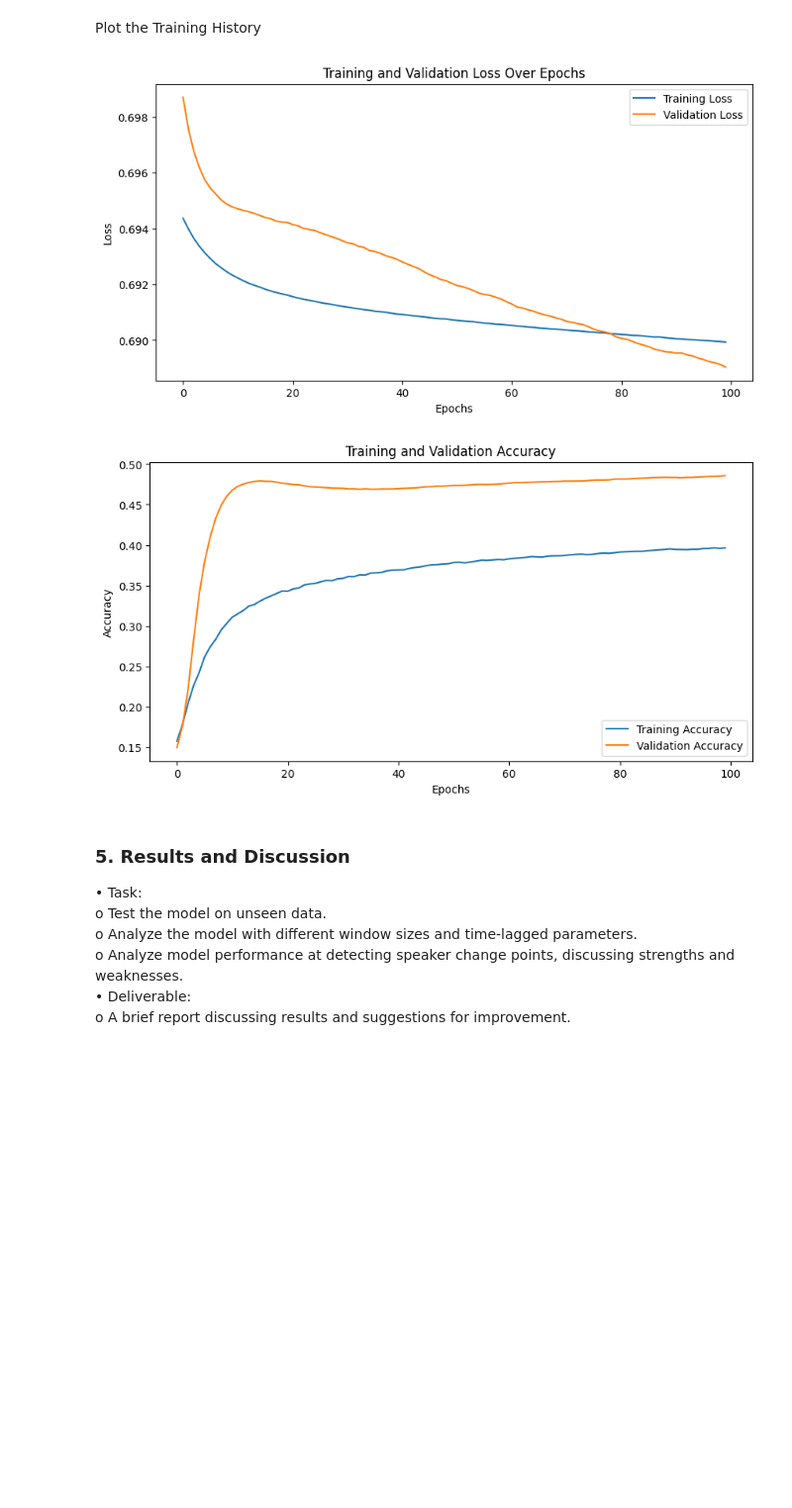
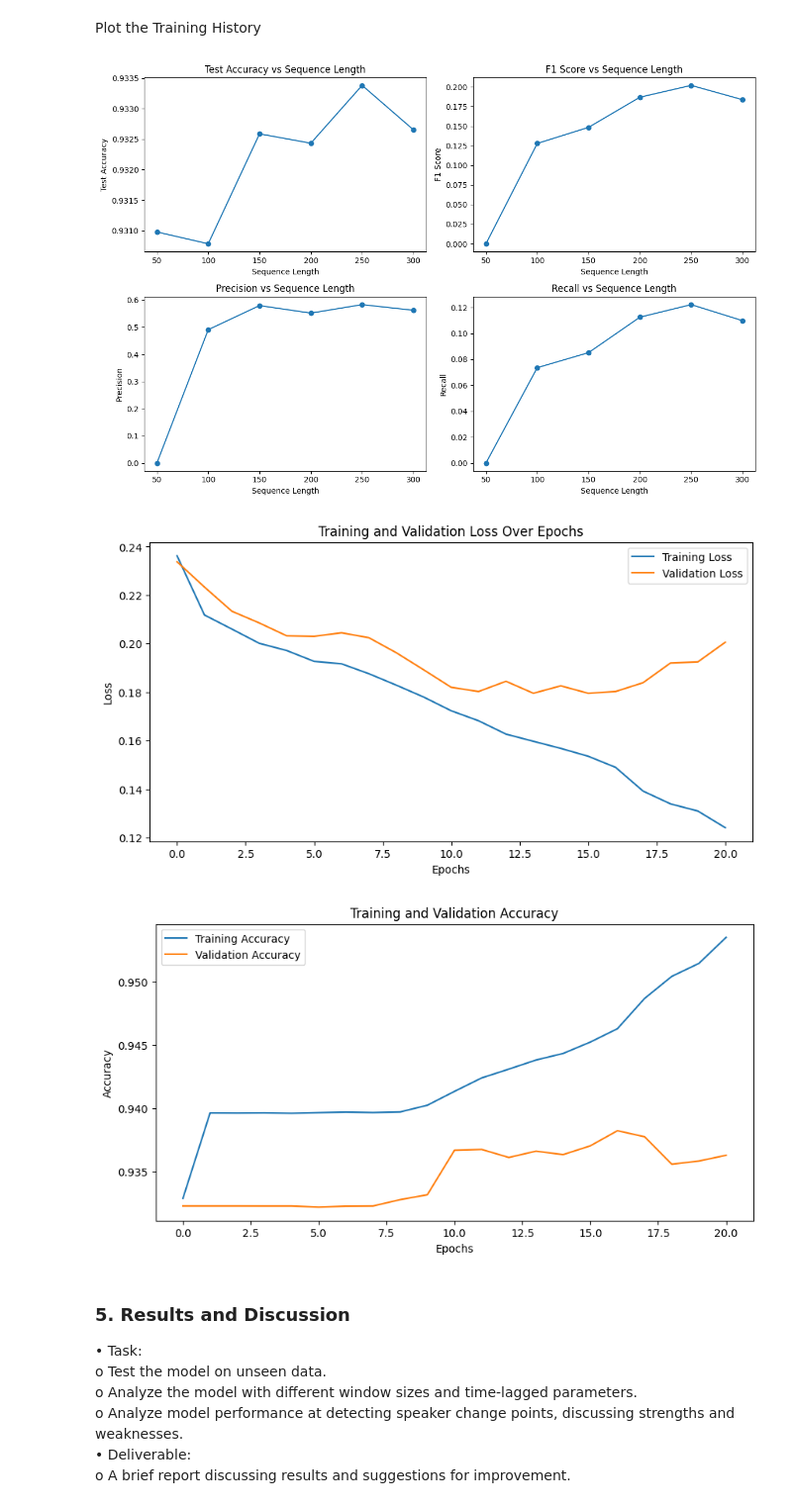
Before and after one commit to JohnasLeee/Speaker-Change-Detection-Using-F0-and-MFCC-Features-with-the-IEMOCAP-Dataset, a Jupyter notebook: main.ipynb, the cells around one changed output. Shown: that part at 99% size. Cells and saved outputs as stored; diff of their text form; code cells hidden in the pictures; blank space fills up the shorter version.

```diff
--- a/main.ipynb
+++ b/main.ipynb
@@ -243,7 +145,9 @@ o A Python notebook or script detailing preprocessing steps.
 
 features_folder = r"IEMOCAP\IEMOCAP\features"
 rttm_folder = r"IEMOCAP\IEMOCAP\reference"
-neighborhood_ms = 100  # Neighborhood size of 100ms
+frame_length = 0.05
+hop_length = 0.02
+neighborhood_ms = 150  # Neighborhood size of 250ms
 
 
 def get_labels_from_rttm(rttm_file, audio_length, frame_rate):
@@ -547,26 +451,56 @@ KeyboardInterrupt:
 # %% [markdown]
 Plot the Training History
 # %%
+sequence_lengths = list(results.keys())
+test_accuracies = [results[seq_len]['test_accuracy'] for seq_len in sequence_lengths]
+f1_scores = [results[seq_len]['f1_score'] for seq_len in sequence_lengths]
+precisions = [results[seq_len]['precision'] for seq_len in sequence_lengths]
+recalls = [results[seq_len]['recall'] for seq_len in sequence_lengths]
+plt.figure(figsize=(12, 8))
+plt.subplot(2, 2, 1)
+plt.plot(sequence_lengths, test_accuracies, marker='o')
+plt.title('Test Accuracy vs Sequence Length')
+plt.xlabel('Sequence Length')
+plt.ylabel('Test Accuracy')
+plt.subplot(2, 2, 2)
+plt.plot(sequence_lengths, f1_scores, marker='o')
+plt.title('F1 Score vs Sequence Length')
+plt.xlabel('Sequence Length')
+plt.ylabel('F1 Score')
+plt.subplot(2, 2, 3)
+plt.plot(sequence_lengths, precisions, marker='o')
+plt.title('Precision vs Sequence Length')
+plt.xlabel('Sequence Length')
+plt.ylabel('Precision')
+plt.subplot(2, 2, 4)
+plt.plot(sequence_lengths, recalls, marker='o')
+plt.title('Recall vs Sequence Length')
+plt.xlabel('Sequence Length')
+plt.ylabel('Recall')
+plt.tight_layout()
+plt.show()
+
 plt.figure(figsize=(10, 5))
 plt.plot(history.history['loss'], label='Training Loss')
 plt.plot(history.history['val_loss'], label='Validation Loss')
 plt.xlabel('Epochs')
 plt.ylabel('Loss')
 plt.title('Training and Validation Loss Over Epochs')
 plt.legend()
 plt.show()
 
 plt.figure(figsize=(10, 5))
 plt.plot(history.history['accuracy'], label='Training Accuracy')
 plt.plot(history.history['val_accuracy'], label='Validation Accuracy')
 plt.xlabel('Epochs')
 plt.ylabel('Accuracy')
 plt.title('Training and Validation Accuracy')
 plt.legend()
 plt.show()
 # %% [output]
-[figure, old version]
+[figure, new version]
-[figure, old version]
+[figure, new version]
+[figure, added]
 # %% [markdown]
 ### 5. Results and Discussion
 • Task: <br>
```
Also changed, not shown: parts of 16 cells of this notebook.
